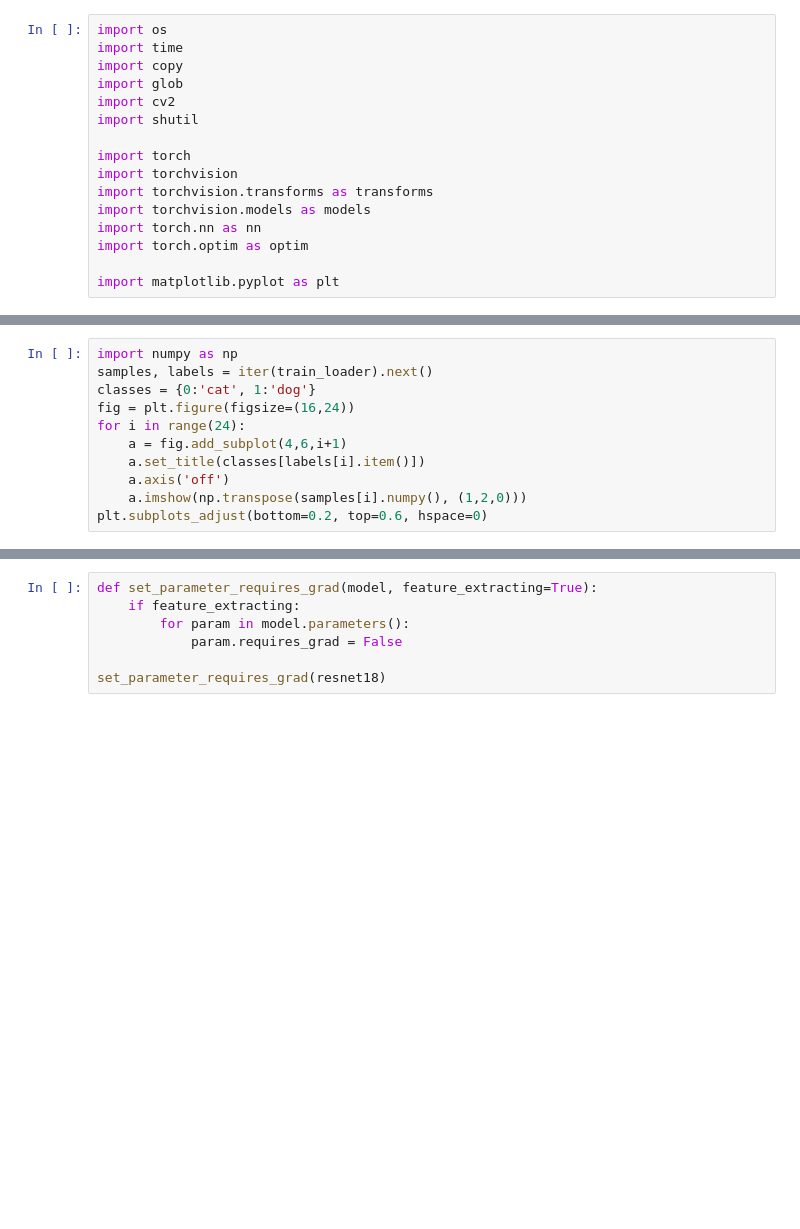
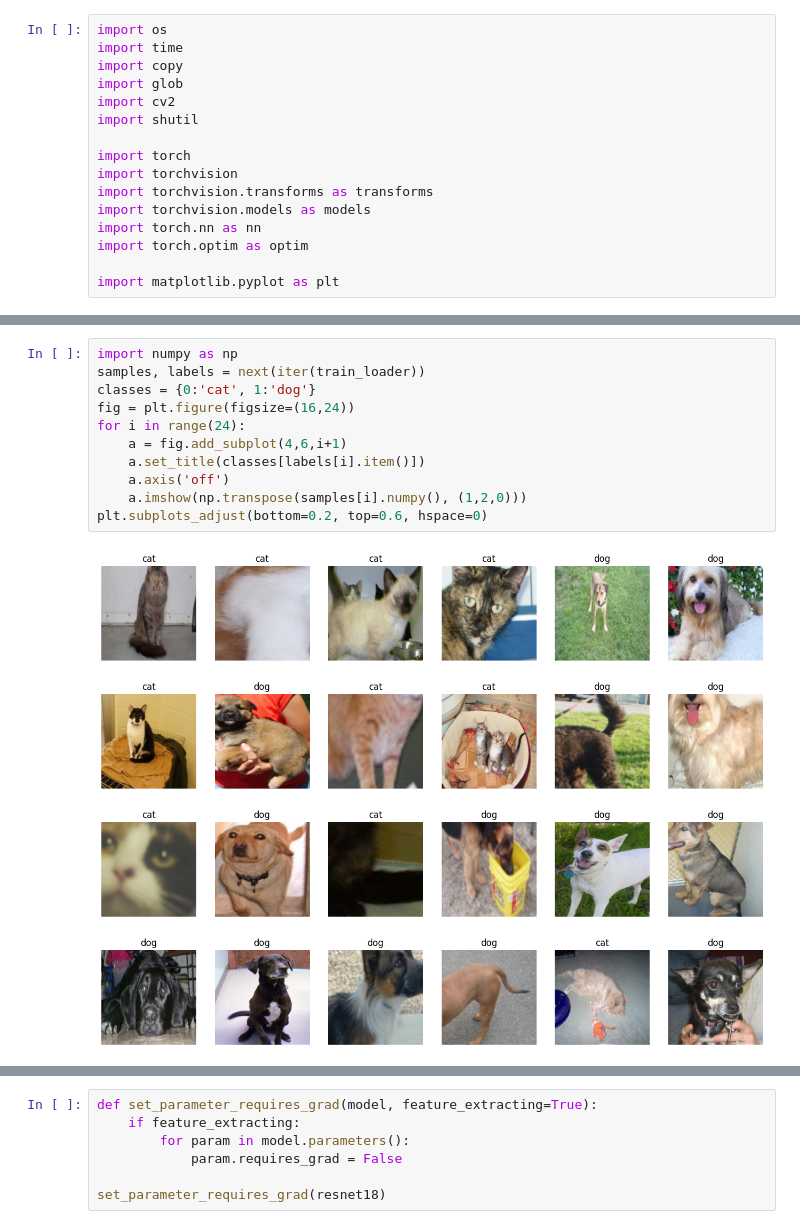
Before and after one commit to LIBY70/DLS, a Jupyter notebook: colab_5장.ipynb, the cells around one changed output, grey strips where cells are left out. Saved outputs shown, nothing was run; the diff lists cells and outputs as text; blank space fills up the shorter version.

```diff
--- a/colab_5장.ipynb
+++ b/colab_5장.ipynb
@@ -282,13 +303,15 @@ print(len(train_dataset))
 # %%
 import numpy as np
-samples, labels = iter(train_loader).next()
+samples, labels = next(iter(train_loader))
 classes = {0:'cat', 1:'dog'}
 fig = plt.figure(figsize=(16,24))
 for i in range(24):
     a = fig.add_subplot(4,6,i+1)
     a.set_title(classes[labels[i].item()])
     a.axis('off')
     a.imshow(np.transpose(samples[i].numpy(), (1,2,0)))
 plt.subplots_adjust(bottom=0.2, top=0.6, hspace=0)
+# %% [output]
+[figure, added]
 # %%
 resnet18 = models.resnet18(pretrained=True)
```
Also changed, not shown: parts of 21 cells of this notebook.
